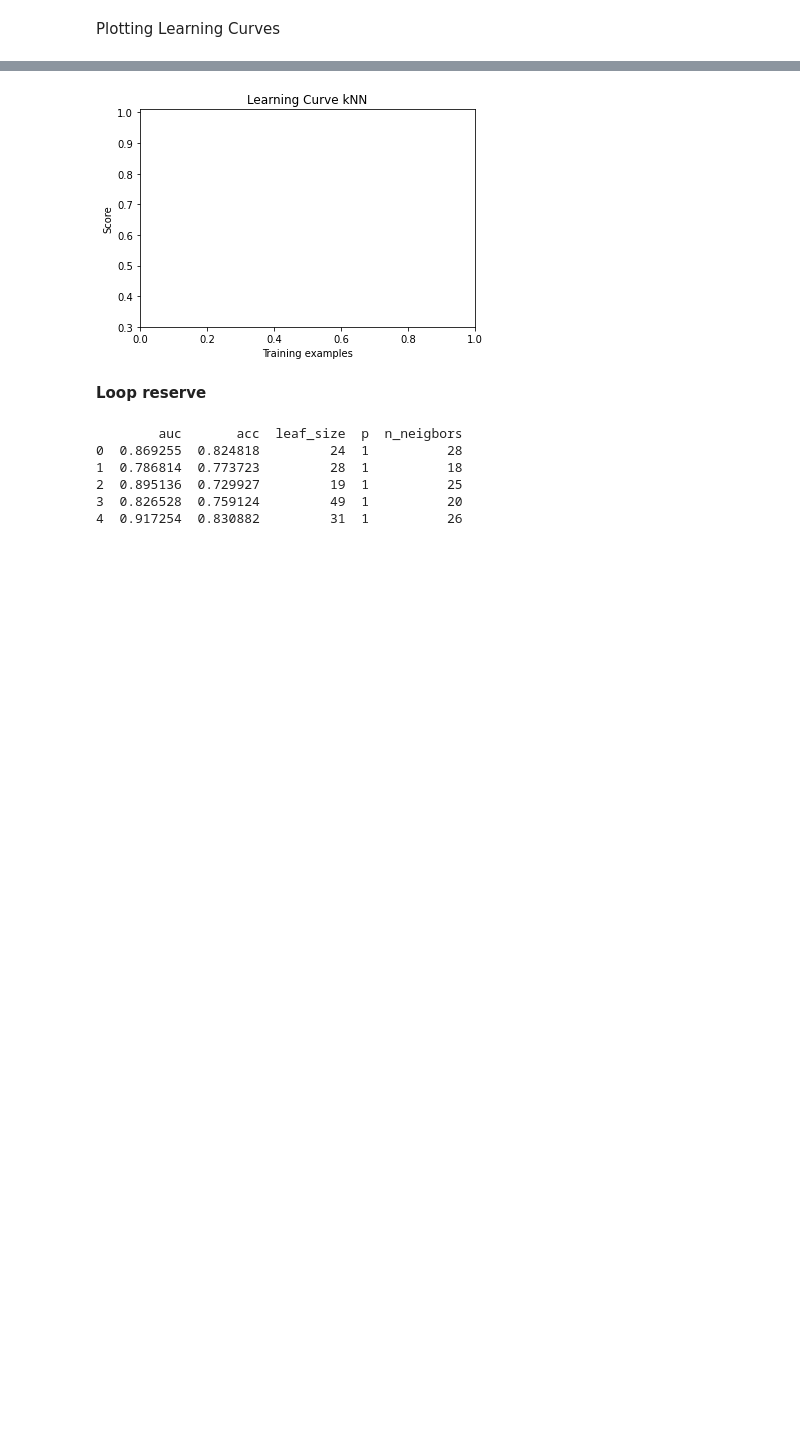
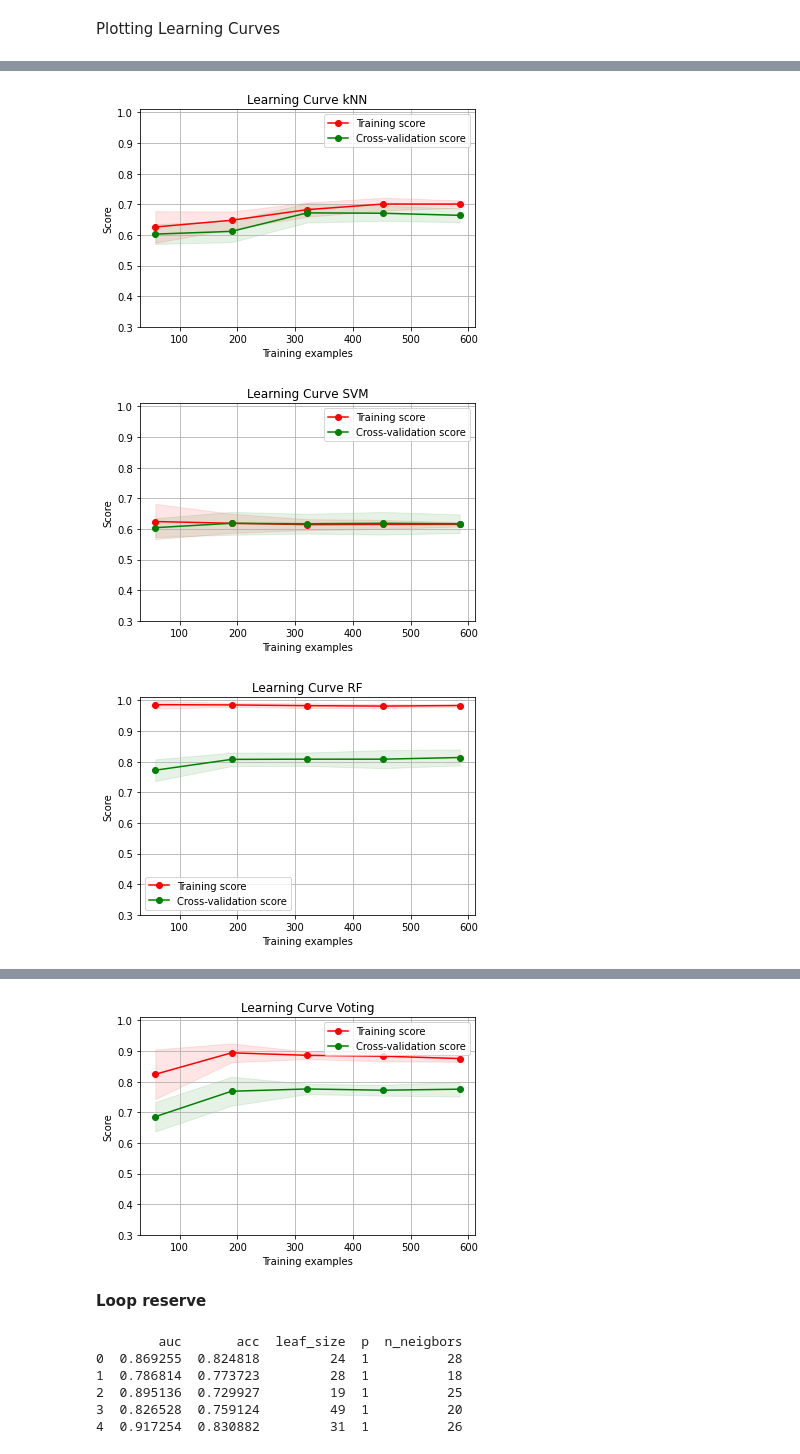
Before and after one commit to annawalstra/TM10007_Group5, a Jupyter notebook: assignment.ipynb, the cells around one changed output, grey strips where cells are left out. Cells and saved outputs as stored; diff of their text form; code cells hidden in the pictures; blank space fills up the shorter version.

```diff
--- a/assignment.ipynb
+++ b/assignment.ipynb
@@ -1433,34 +1683,44 @@ plt.show()
 title = ('Learning Curve kNN')
 leaf_size_freq = most_frequent(list(kNN_table.leaf_size))
 p_freq = most_frequent(list(kNN_table.p))
 n_neighbors_freq = most_frequent(list(kNN_table.n_neigbors))
 clf_kNN = KNeighborsClassifier(leaf_size=leaf_size_freq, p=p_freq, n_neighbors=n_neighbors_freq)
 fig, ax = plt.subplots()
 cv = ShuffleSplit(n_splits=10, test_size=0.2, random_state=0)
-plot_learning_curve(clf_kNN, title, X_total, Y_total, ax, ylim=(0.3, 1.01), cv=cv)
-
+plot_learning_curve(clf_kNN, title, X_validation, Y_validation, ax, ylim=(0.3, 1.01), cv=cv)
 
 # Learning curve SVM
 plt.show()
 title = ('Learning Curve SVM')
 C_freq = most_frequent(list(SVM_table.C))
 coef0_freq = most_frequent(list(SVM_table.coef0))
 degree_freq = most_frequent(list(SVM_table.degree))
 clf_SVM = SVC(C=C_freq, coef0=coef0_freq, degree=degree_freq)
 fig, ax = plt.subplots()
 cv = ShuffleSplit(n_splits=10, test_size=0.2, random_state=0)
-plot_learning_curve(clf_SVM, title, X_total, Y_total, ax, ylim=(0.3, 1.01), cv=cv)
+plot_learning_curve(clf_SVM, title, X_validation, Y_validation, ax, ylim=(0.3, 1.01), cv=cv)
 
 # Learning curve RF
 plt.show()
 title = ('Learning Curve RF')
 n_estimators_freq = most_frequent(list(RF_table.n_estimators))
 bootstrap_freq = most_frequent(list(RF_table.bootstrap))
 criterion_freq = most_frequent(list(RF_table.criterion))
 max_depth_freq = most_frequent(list(RF_table.max_depth))
 min_samples_split_freq = most_frequent(list(RF_table.min_samples_split))
 clf_RF = RandomForestClassifier(n_estimators=n_estimators_freq, bootstrap=bootstrap_freq , criterion=criterion_freq, max_depth=max_depth_freq, min_samples_split=min_samples_split_freq)
 fig, ax = plt.subplots()
 cv = ShuffleSplit(n_splits=10, test_size=0.2, random_state=0)
-plot_learning_curve(clf_RF, title, X_total, Y_total, ax, ylim=(0.3, 1.01), cv=cv)
+plot_learning_curve(clf_RF, title, X_validation, Y_validation, ax, ylim=(0.3, 1.01), cv=cv)
+
+# Learning curve RF
+plt.show()
+title = ('Learning Curve Voting')
+clf_vote = clf_vote_kNN_SVM_RF
+fig, ax = plt.subplots()
+cv = ShuffleSplit(n_splits=10, test_size=0.2, random_state=0)
+plot_learning_curve(clf_vote, title, X_validation, Y_validation, ax, ylim=(0.3, 1.01), cv=cv)
 # %% [output]
+[figure, new version]
+[figure, added]
+[figure, added]
@@ -1468,4 +1728,4 @@ TypeError: ignored
-[figure, old version]
+[figure, added]
 # %% [markdown]
 **Loop reserve**
 # %%
```
Also changed, not shown: parts of 4 cells of this notebook.
